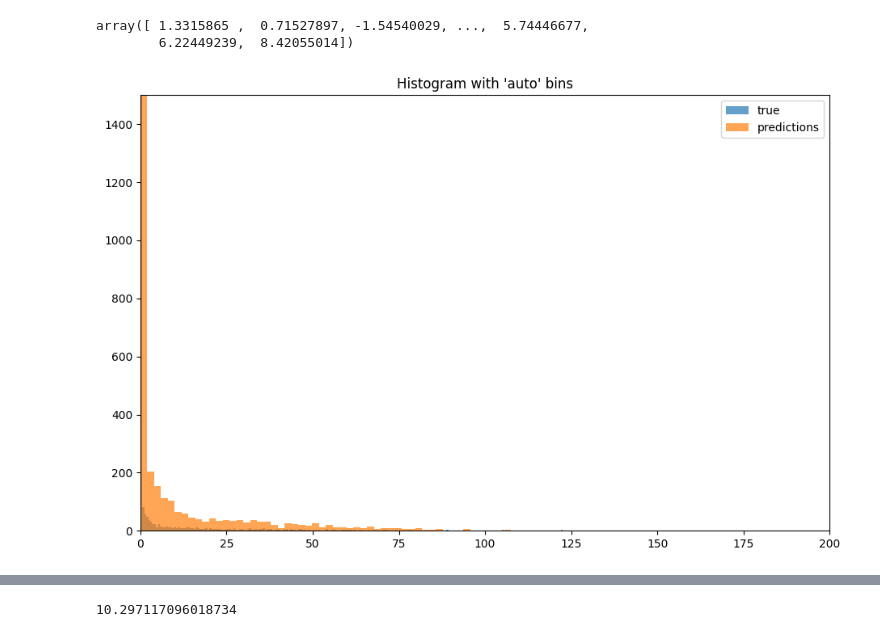
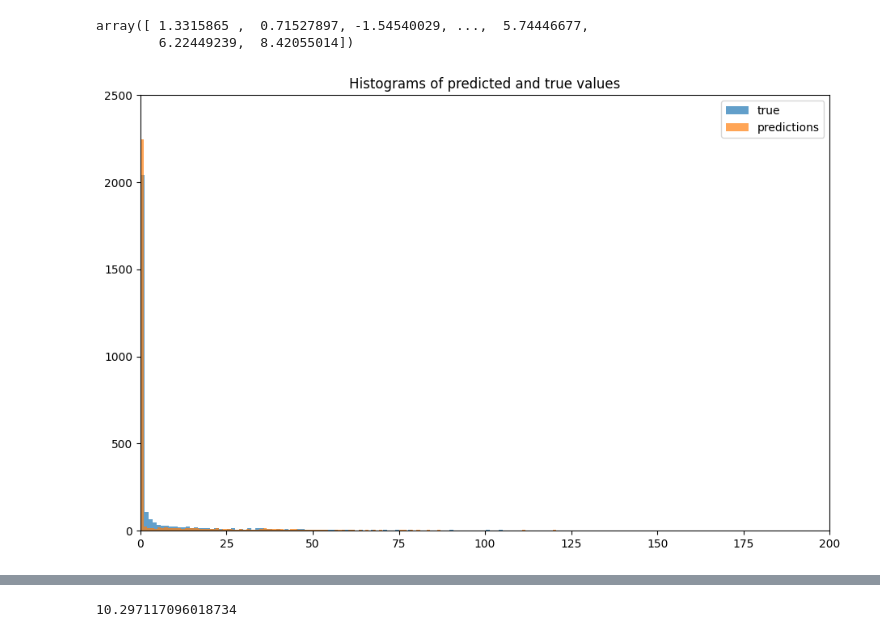
Before and after one commit to Olks/mlzoomcamp-capstone-project, a Jupyter notebook: modeling.ipynb, the cells around one changed output, grey strips where cells are left out. Cells and saved outputs as stored; diff of their text form; code cells hidden in the pictures.

```diff
--- a/modeling.ipynb
+++ b/modeling.ipynb
@@ -187,9 +205,10 @@ def get_model(n_inputs, n_outputs):
     model.add(Dense(64, input_dim=n_inputs, kernel_initializer='he_uniform', activation='relu'))
     model.add(Dense(32, input_dim=64, kernel_initializer='he_uniform', activation='relu'))
     model.add(Dense(n_outputs, activation='relu'))
-    model.compile(loss='mean_squared_error', optimizer='adam', metrics=['mse'])
+    model.compile(
+        optimizer=tf.keras.optimizers.Adam(learning_rate=1e-3),
+        loss='mean_squared_error',
+        metrics=['mse'])
     return model
 
-n_features = len(features)
-
 model = get_model(X_train_scaled.shape[1], 1)
@@ -216,7 +237,7 @@ history = model.fit(
     X_train_scaled,
     y_train,
     batch_size=1024,
-    epochs=8,
-#     validation_data=(X_train_scaled, y_train)
+    epochs=100,
+    validation_data=(X_train_scaled, y_train)
 )
 # %% [output]
@@ -271,17 +300,17 @@ array([ 1.3315865 ,  0.71527897, -1.54540029, ...,  5.74446677,
         6.22449239,  8.42055014])
 # %%
 plt.figure(figsize=(11,7))
-_ = plt.hist(y_test, bins='auto', alpha=0.7, label="true")  # arguments are passed to np.histogram
-_ = plt.hist(y_pred, bins='auto', alpha=0.7, label="predictions")  # arguments are passed to np.histogram
+_ = plt.hist(y_test, bins=200, alpha=0.7, label="true")  # arguments are passed to np.histogram
+_ = plt.hist(y_pred, bins=200, alpha=0.7, label="predictions")  # arguments are passed to np.histogram
 # plt.title("Histogram with 'auto' bins")
 # plt.show()
-plt.title("Histogram with 'auto' bins")
+plt.title("Histograms of predicted and true values")
 plt.xlim([0, 200])
-plt.ylim([0, 1500])
+plt.ylim([0, 2500])
 plt.legend()
 plt.show()
 # %% [output]
-[figure, old version]
+[figure, new version]
 # %%
 y_pred.max()
 # %% [output]
```
Also changed, not shown: parts of 26 cells of this notebook, 5 other files.
